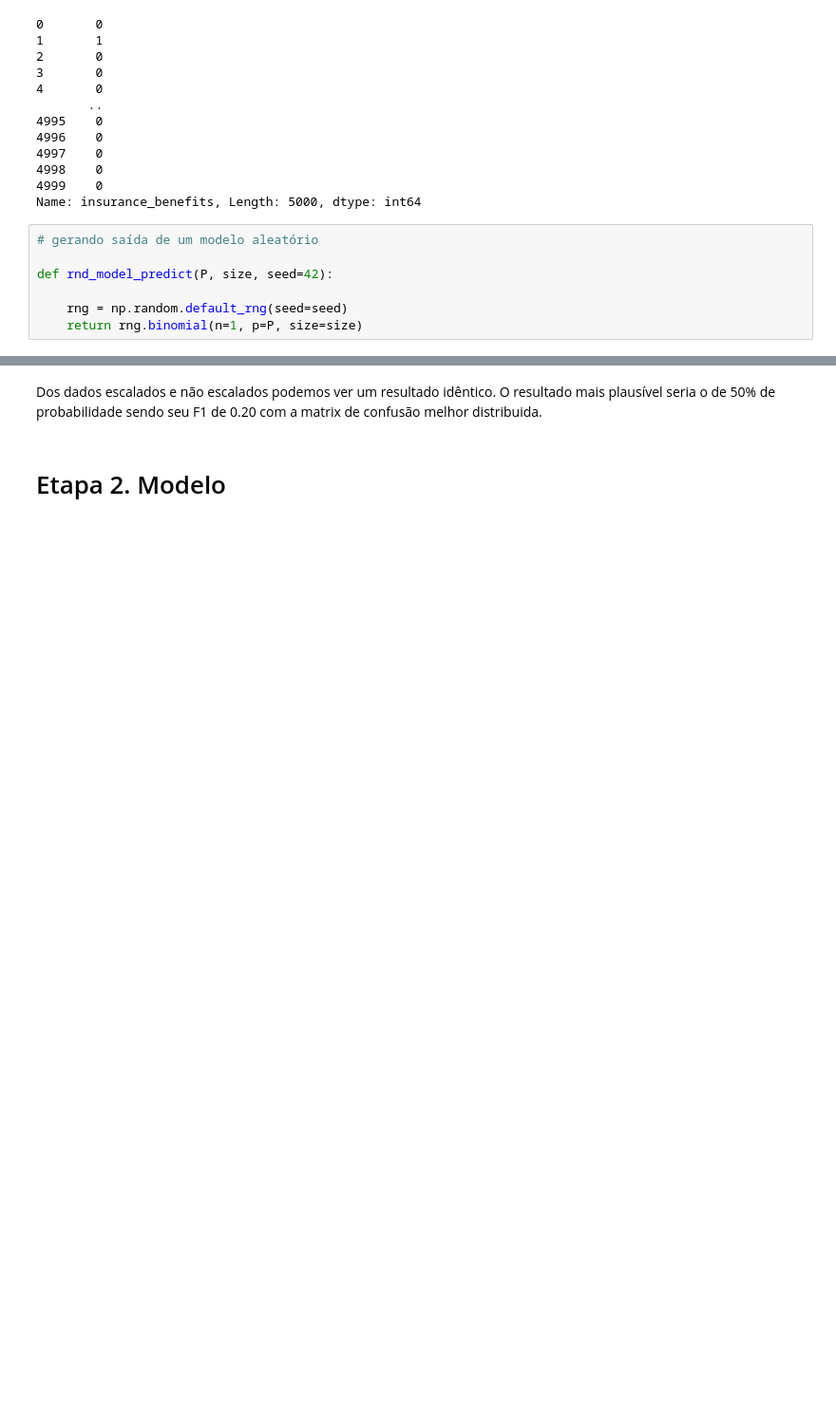
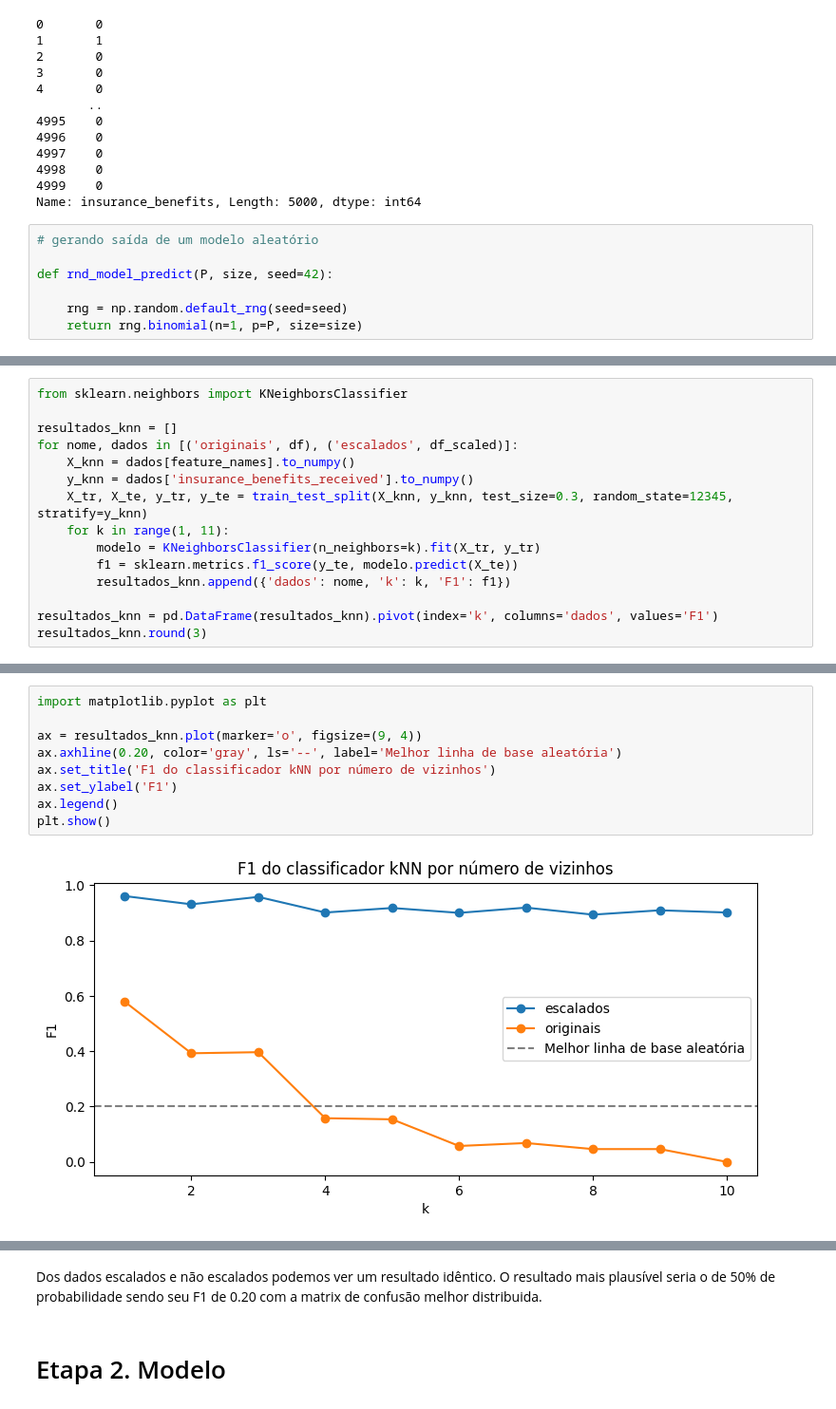
Before and after one commit to gabrieldeoliver1/Projetos, a Jupyter notebook: Projeto_11/11.e_provavel_que_o_cliente_receba_um_pagamento_do_seguro.ipynb, the cells around one changed output, grey strips where cells are left out. Shown at 95% size. Cells and saved outputs as stored; diff of their text form; blank space fills up the shorter version.

Commit message:
Projeto 11: corrige alvo, R², ajuste no teste e ofuscação; adiciona o classificador kNN

```diff
--- a/Projeto_11/11.e_provavel_que_o_cliente_receba_um_pagamento_do_seguro.ipynb
+++ b/Projeto_11/11.e_provavel_que_o_cliente_receba_um_pagamento_do_seguro.ipynb
@@ -440,0 +470,15 @@ Matriz de Confusão
+# %%
+from sklearn.neighbors import KNeighborsClassifier
+
+resultados_knn = []
+for nome, dados in [('originais', df), ('escalados', df_scaled)]:
+    X_knn = dados[feature_names].to_numpy()
+    y_knn = dados['insurance_benefits_received'].to_numpy()
+    X_tr, X_te, y_tr, y_te = train_test_split(X_knn, y_knn, test_size=0.3, random_state=12345, stratify=y_knn)
+    for k in range(1, 11):
+        modelo = KNeighborsClassifier(n_neighbors=k).fit(X_tr, y_tr)
+        f1 = sklearn.metrics.f1_score(y_te, modelo.predict(X_te))
+        resultados_knn.append({'dados': nome, 'k': k, 'F1': f1})
+
+resultados_knn = pd.DataFrame(resultados_knn).pivot(index='k', columns='dados', values='F1')
+resultados_knn.round(3)
@@ -440,0 +498,11 @@ Matriz de Confusão
+# %%
+import matplotlib.pyplot as plt
+
+ax = resultados_knn.plot(marker='o', figsize=(9, 4))
+ax.axhline(0.20, color='gray', ls='--', label='Melhor linha de base aleatória')
+ax.set_title('F1 do classificador kNN por número de vizinhos')
+ax.set_ylabel('F1')
+ax.legend()
+plt.show()
+# %% [output]
+[figure, added]
```
Also changed, not shown: parts of 60 cells of this notebook, 1 other file.
